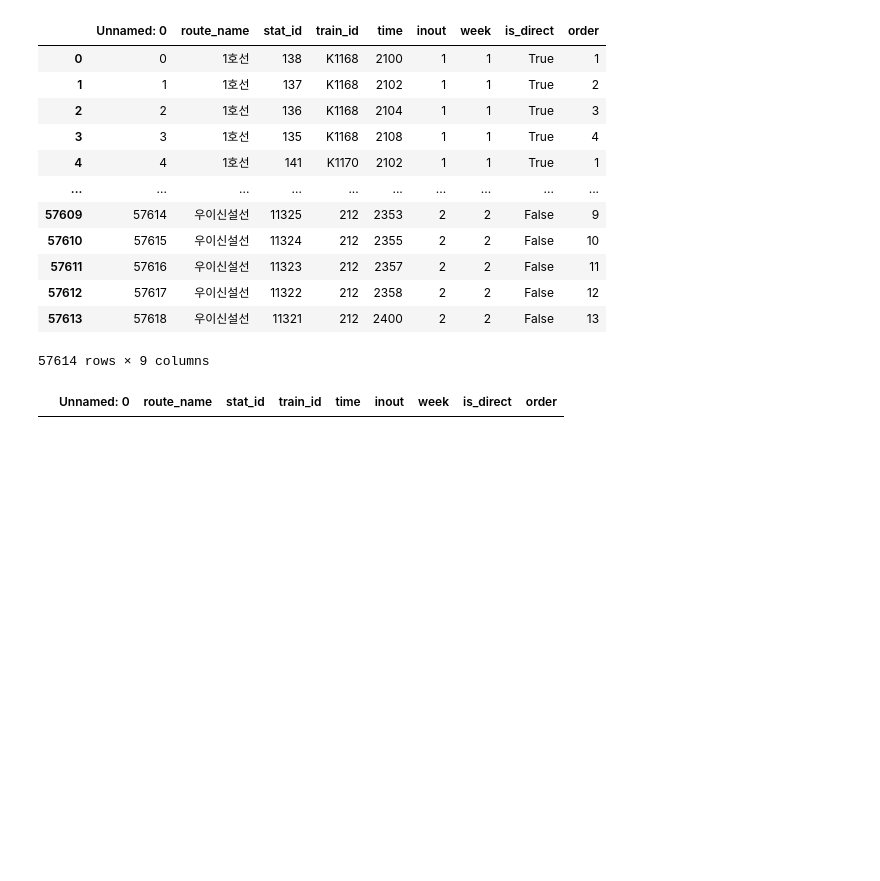
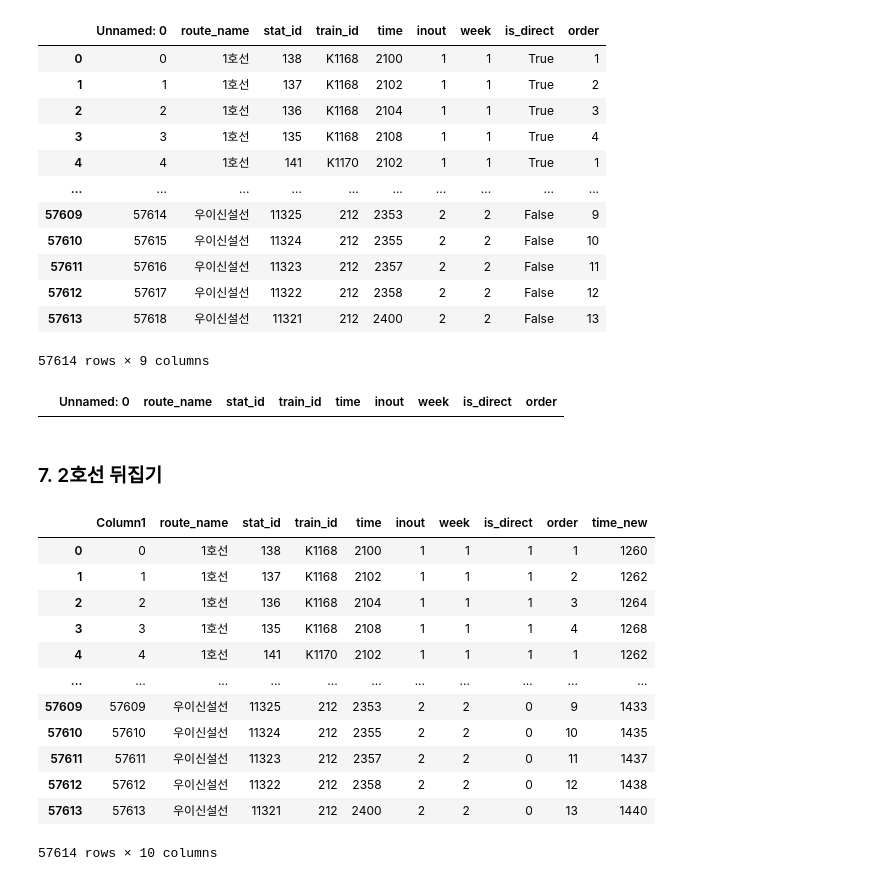
Before and after one commit to 23-1-CauCapstone-Team3/DataPreprocessing, a Jupyter notebook: train/seoul.ipynb, the cells around one changed output. Saved outputs shown, nothing was run; the diff lists cells and outputs as text; code cells hidden in the pictures; blank space fills up the shorter version.

```diff
--- a/train/seoul.ipynb
+++ b/train/seoul.ipynb
@@ -545,3 +546,23 @@ timetable[timetable.duplicated(
 |  | Unnamed: 0 | route_name | stat_id | train_id | time | inout | week | is_direct | order |
 # %%
 timetable.to_csv("../train/timetable/result_total_timetable_withOrder_0605.csv")
+# %% [markdown]
+### 7. 2호선 뒤집기
+# %%
+timetable = pd.read_csv("../train/timetable/result_total_timetable_withOrder_0605_60.csv", encoding="cp949")
+# %%
+timetable
+# %% [output]
+|  | Column1 | route_name | stat_id | train_id | time | inout | week | is_direct | order | time_new |
+| 0 | 0 | 1호선 | 138 | K1168 | 2100 | 1 | 1 | 1 | 1 | 1260 |
+| 1 | 1 | 1호선 | 137 | K1168 | 2102 | 1 | 1 | 1 | 2 | 1262 |
+| 2 | 2 | 1호선 | 136 | K1168 | 2104 | 1 | 1 | 1 | 3 | 1264 |
+| 3 | 3 | 1호선 | 135 | K1168 | 2108 | 1 | 1 | 1 | 4 | 1268 |
+| 4 | 4 | 1호선 | 141 | K1170 | 2102 | 1 | 1 | 1 | 1 | 1262 |
+| ... | ... | ... | ... | ... | ... | ... | ... | ... | ... | ... |
+| 57609 | 57609 | 우이신설선 | 11325 | 212 | 2353 | 2 | 2 | 0 | 9 | 1433 |
+| 57610 | 57610 | 우이신설선 | 11324 | 212 | 2355 | 2 | 2 | 0 | 10 | 1435 |
+| 57611 | 57611 | 우이신설선 | 11323 | 212 | 2357 | 2 | 2 | 0 | 11 | 1437 |
+| 57612 | 57612 | 우이신설선 | 11322 | 212 | 2358 | 2 | 2 | 0 | 12 | 1438 |
+| 57613 | 57613 | 우이신설선 | 11321 | 212 | 2400 | 2 | 2 | 0 | 13 | 1440 |
+57614 rows × 10 columns
```
Also changed, not shown: parts of 4 cells of this notebook, 1 other file.
